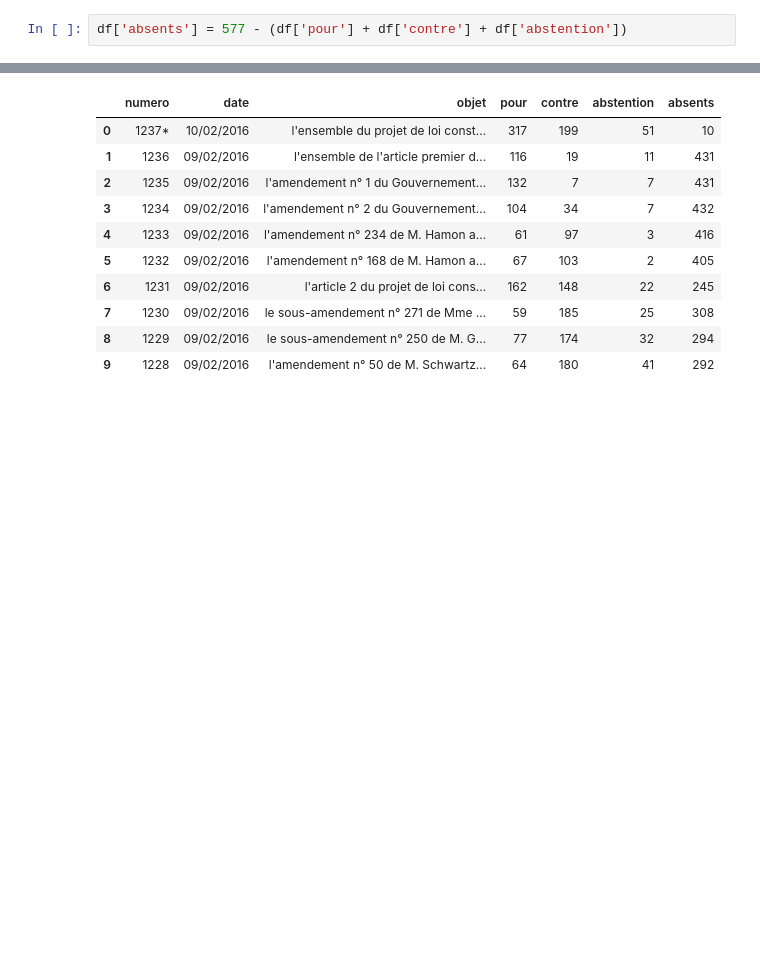
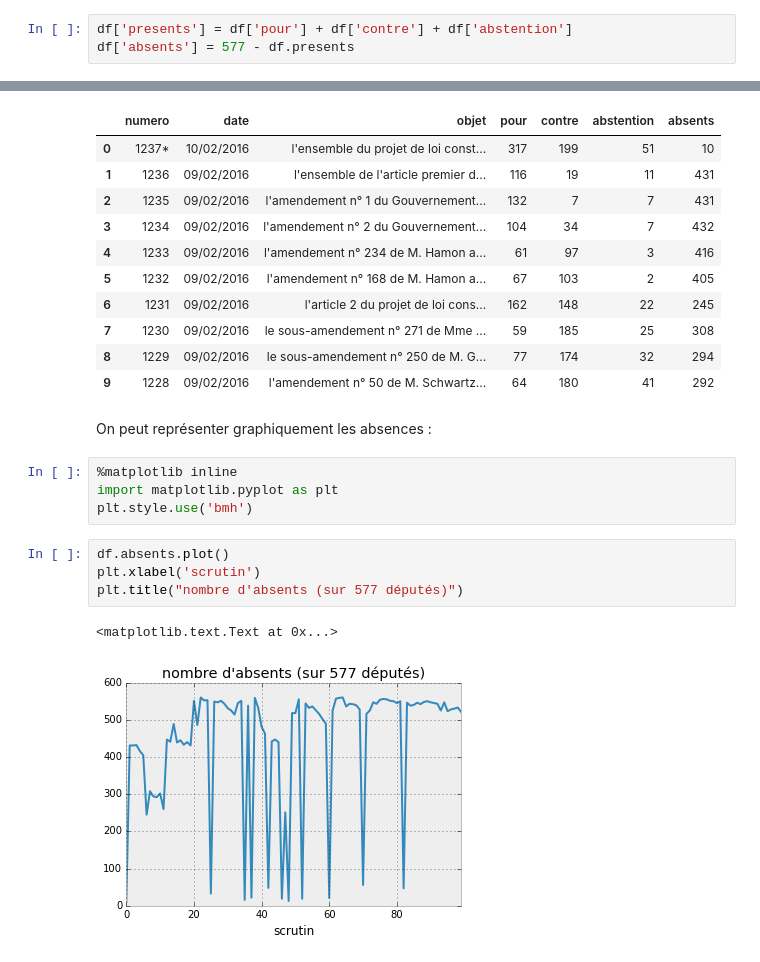
Before and after one commit to flothesof/posts, a Jupyter notebook: 20160215_ScrutinsAssemblee.ipynb, the cells around one changed output, grey strips where cells are left out. Drawn from its saved outputs; the diff is of its cells as text; blank space fills up the shorter version.

Commit message:
improved scrutins

```diff
--- a/20160215_ScrutinsAssemblee.ipynb
+++ b/20160215_ScrutinsAssemblee.ipynb
@@ -106,7 +106,8 @@ df.head(10)
 # %% [markdown]
 A partir de ce tableau, nous pouvons calculer le nombre de d'absents, car il y a 577 députés à l'assemblée nationale.
 # %%
-df['absents'] = 577 - (df['pour'] + df['contre'] + df['abstention'])
+df['presents'] = df['pour'] + df['contre'] + df['abstention']
+df['absents'] = 577 - df.presents
 # %%
 df.head(10)
 # %% [output]
@@ -121,3 +122,16 @@ df.head(10)
 | 7 | 1230 | 09/02/2016 | le sous-amendement n° 271 de Mme ... | 59 | 185 | 25 | 308 |
 | 8 | 1229 | 09/02/2016 | le sous-amendement n° 250 de M. G... | 77 | 174 | 32 | 294 |
 | 9 | 1228 | 09/02/2016 | l'amendement n° 50 de M. Schwartz... | 64 | 180 | 41 | 292 |
+# %% [markdown]
+On peut représenter graphiquement les absences :
+# %%
+%matplotlib inline
+import matplotlib.pyplot as plt
+plt.style.use('bmh')
+# %%
+df.absents.plot()
+plt.xlabel('scrutin')
+plt.title("nombre d'absents (sur 577 députés)")
+# %% [output]
+<matplotlib.text.Text at 0x...>
+[figure, added]
```
Also changed, not shown: parts of 55 cells of this notebook.
